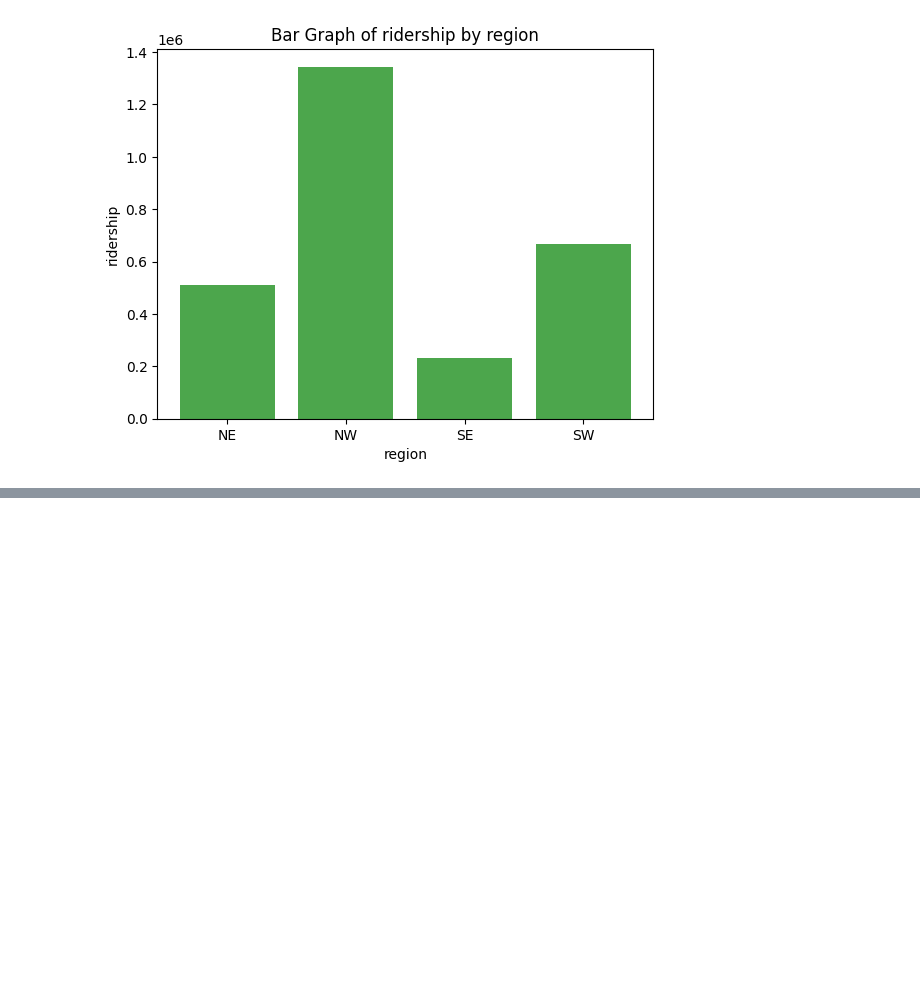
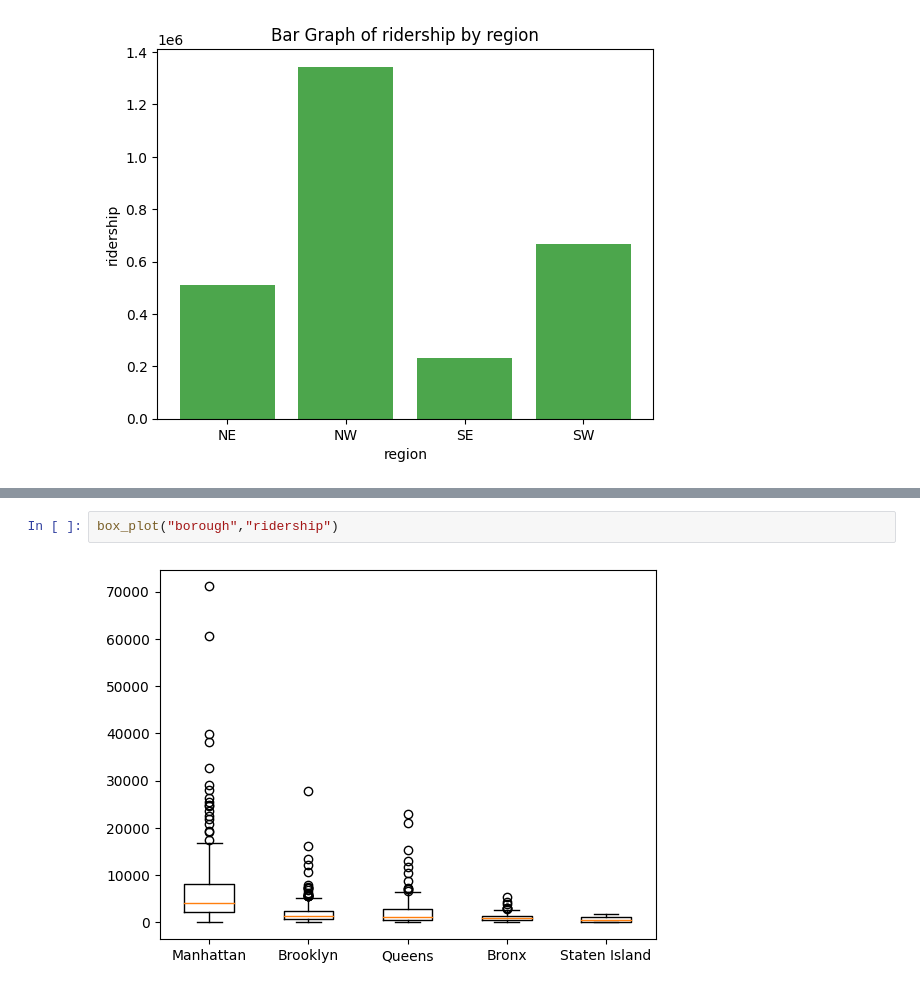
Before and after one commit to rpi11/DSAN5100, a Jupyter notebook: eda.ipynb, the cells around one changed output, grey strips where cells are left out. Saved outputs shown, nothing was run; the diff lists cells and outputs as text; blank space fills up the shorter version.

```diff
--- a/eda.ipynb
+++ b/eda.ipynb
@@ -53,0 +67,4 @@ hist_plot("region", "ridership")
+# %%
+box_plot("borough","ridership")
+# %% [output]
+[figure, added]
```
Also changed, not shown: parts of 6 cells of this notebook.
